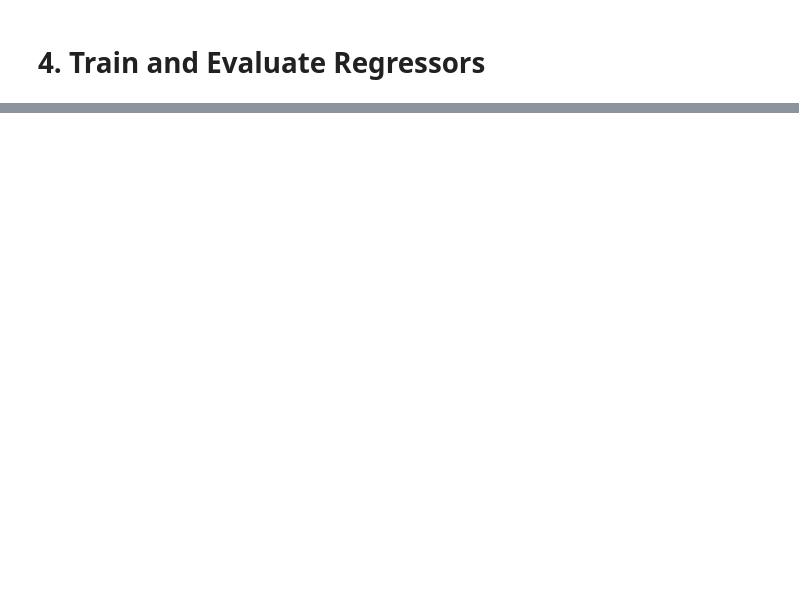
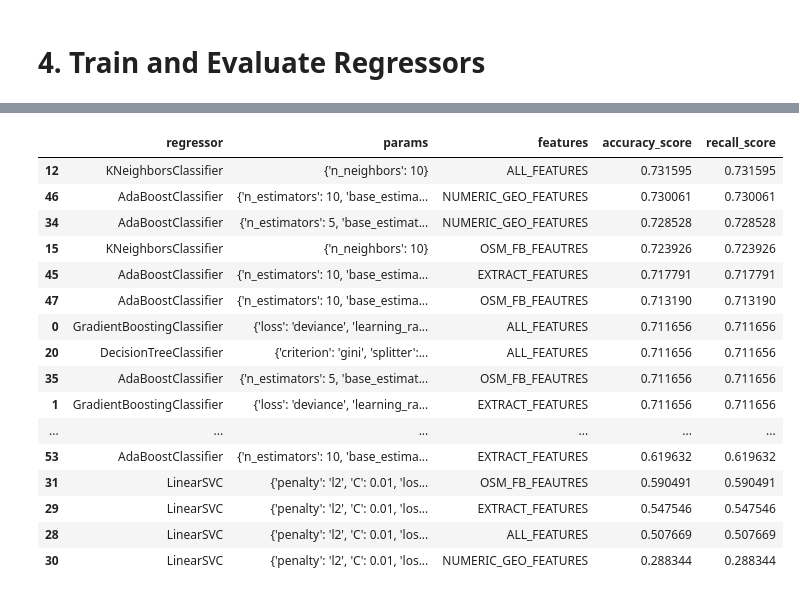
Before and after one commit to dime-worldbank/big-data-poverty-estimation, a Jupyter notebook: DataWork/03_analysis/poverty_estimation/01_predict_outcomes.ipynb, the cells around one changed output, grey strips where cells are left out. Cells and saved outputs as stored; diff of their text form; code cells hidden in the pictures; blank space fills up the shorter version.

```diff
--- a/DataWork/03_analysis/poverty_estimation/01_predict_outcomes.ipynb
+++ b/DataWork/03_analysis/poverty_estimation/01_predict_outcomes.ipynb
@@ -380,16 +372,22 @@ Name: pscores_bin, dtype: int64
 from run_grid import train_models, evaluate_models
 # %%
 # DEFINE FEATURE GROUPS
-feature_dict = {'EXTRACTED_FEATURES': df_final.filter(regex='pc').columns.tolist(),
-                'ALL_FEATURES': x_df.columns.tolist()}
+geo_features = df_viirs.columns.tolist() + df_landsat.columns.tolist()
+osm_fb_features = df_osm.columns.tolist() + df_facebook.columns.tolist()
+
+feature_dict = {'ALL_FEATURES': x_df.columns.tolist(),
+                'EXTRACT_FEATURES': x_df.filter(regex='pc').columns.tolist(),
+                'NUMERIC_GEO_FEATURES': geo_features,
+                'OSM_FB_FEAUTRES': osm_fb_features}
+
 
 # TRAIN MODELS AND EXPORT ERRORS
-parameters = cf.GRID_MAIN_CLASS
-training_errors = train_models(parameters, x_train, y_train, feature_dict, verbose=True)
-training_errors.to_csv(os.path.join('output', 'errors.csv'))
+parameters = cf.GRID_TEST_CLASS
+training_errors = train_models(parameters, x_train, y_train, feature_dict, verbose=False)
+training_errors.to_csv(os.path.join('output', 'binary_errors.csv'))
 
 # PREDICT LABELS AND EVALUATE RESULTS
 trained_obj_list = [f for f in os.listdir('output') if f.endswith('_trained.pkl')]
 results_df = evaluate_models(trained_obj_list, x_test, y_test, feature_dict)
-results_df.to_csv(os.path.join('output', 'results.csv'))
+results_df.to_csv(os.path.join('output', 'binary_results.csv'))
 # %% [output]
@@ -412,0 +412,20 @@ results_df.to_csv(os.path.join('output', 'results.csv'))
+# %%
+results_df.sort_values('accuracy_score', ascending=False)
+# %% [output]
+|  | regressor | params | features | accuracy_score | recall_score |
+| 12 | KNeighborsClassifier | {'n_neighbors': 10} | ALL_FEATURES | 0.731595 | 0.731595 |
+| 46 | AdaBoostClassifier | {'n_estimators': 10, 'base_estima... | NUMERIC_GEO_FEATURES | 0.730061 | 0.730061 |
+| 34 | AdaBoostClassifier | {'n_estimators': 5, 'base_estimat... | NUMERIC_GEO_FEATURES | 0.728528 | 0.728528 |
+| 15 | KNeighborsClassifier | {'n_neighbors': 10} | OSM_FB_FEAUTRES | 0.723926 | 0.723926 |
+| 45 | AdaBoostClassifier | {'n_estimators': 10, 'base_estima... | EXTRACT_FEATURES | 0.717791 | 0.717791 |
+| 47 | AdaBoostClassifier | {'n_estimators': 10, 'base_estima... | OSM_FB_FEAUTRES | 0.713190 | 0.713190 |
+| 0 | GradientBoostingClassifier | {'loss': 'deviance', 'learning_ra... | ALL_FEATURES | 0.711656 | 0.711656 |
+| 20 | DecisionTreeClassifier | {'criterion': 'gini', 'splitter':... | ALL_FEATURES | 0.711656 | 0.711656 |
+| 35 | AdaBoostClassifier | {'n_estimators': 5, 'base_estimat... | OSM_FB_FEAUTRES | 0.711656 | 0.711656 |
+| 1 | GradientBoostingClassifier | {'loss': 'deviance', 'learning_ra... | EXTRACT_FEATURES | 0.711656 | 0.711656 |
+| ... | ... | ... | ... | ... | ... |
+| 53 | AdaBoostClassifier | {'n_estimators': 10, 'base_estima... | EXTRACT_FEATURES | 0.619632 | 0.619632 |
+| 31 | LinearSVC | {'penalty': 'l2', 'C': 0.01, 'los... | OSM_FB_FEAUTRES | 0.590491 | 0.590491 |
+| 29 | LinearSVC | {'penalty': 'l2', 'C': 0.01, 'los... | EXTRACT_FEATURES | 0.547546 | 0.547546 |
+| 28 | LinearSVC | {'penalty': 'l2', 'C': 0.01, 'los... | ALL_FEATURES | 0.507669 | 0.507669 |
+| 30 | LinearSVC | {'penalty': 'l2', 'C': 0.01, 'los... | NUMERIC_GEO_FEATURES | 0.288344 | 0.288344 |
```
Also changed, not shown: parts of 15 cells of this notebook.
